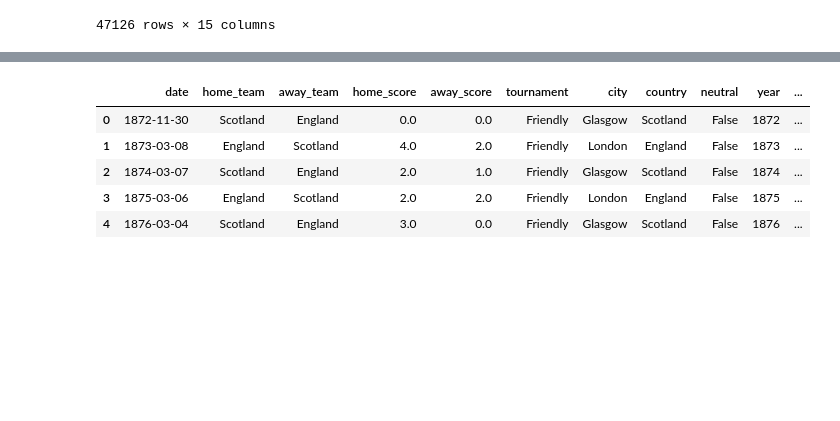
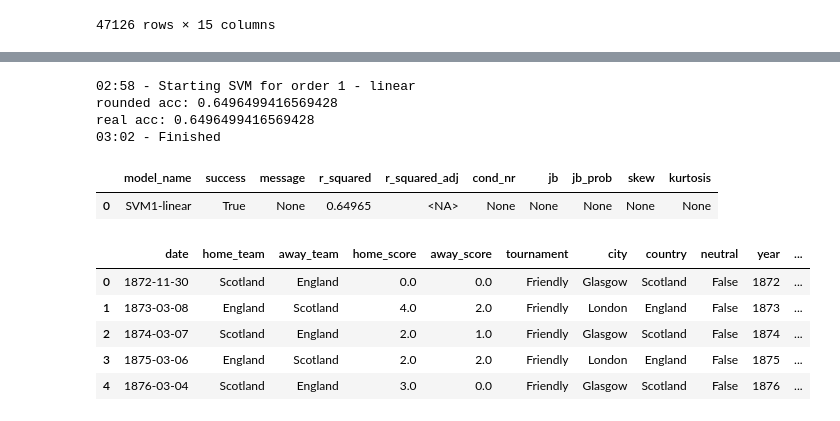
Before and after one commit to NiklasSeitherDHBW/Fussballergebnisse, a Jupyter notebook: Niklas_Weiterfürhung Sphie.ipynb, the cells around one changed output, grey strips where cells are left out. Cells and saved outputs as stored; diff of their text form; code cells hidden in the pictures; blank space fills up the shorter version.

```diff
--- a/Niklas_Weiterfürhung Sphie.ipynb
+++ b/Niklas_Weiterfürhung Sphie.ipynb
@@ -3212,34 +3275,42 @@ winner_models = [
     #SVM0_SIGMOID_ID,
 
     SVM1_LINEAR_ID,
-    SVM1_POLY_ID,
-    SVM1_RBF_ID,
-    SVM1_SIGMOID_ID,
+    #SVM1_POLY_ID,
+    #SVM1_RBF_ID,
+    #SVM1_SIGMOID_ID,
 
-    SVM2_LINEAR_ID,
-    SVM2_POLY_ID,
-    SVM2_RBF_ID,
-    SVM2_SIGMOID_ID,
+    #SVM2_LINEAR_ID,
+    #SVM2_POLY_ID,
+    #SVM2_RBF_ID,
+    #SVM2_SIGMOID_ID,
 
-    SVM3_LINEAR_ID,
-    SVM3_POLY_ID,
-    SVM3_RBF_ID,
-    SVM3_SIGMOID_ID,
+    #SVM3_LINEAR_ID,
+    #SVM3_POLY_ID,
+    #SVM3_RBF_ID,
+    #SVM3_SIGMOID_ID,
 
     #RF0_ID,
-    RF1_ID,
-    RF2_ID,
-    RF3_ID,
+    #RF1_ID,
+    #RF2_ID,
+    #RF3_ID,
 
     #LOG_REG0_ID,
-    LOG_REG1_ID,
-    LOG_REG2_ID,
-    LOG_REG3_ID
+    #LOG_REG1_ID,
+    #LOG_REG2_ID,
+    #LOG_REG3_ID
 ]
 
-# df_summary = run_models(x, y, winner_models)
+df_summary = run_models(x, y, winner_models)
+# %% [output]
+02:58 - Starting SVM for order 1 - linear
+rounded acc: 0.6496499416569428
+real acc: 0.6496499416569428
+03:02 - Finished
 # %%
-#df_summary.sort_values(by="r_squared", ascending=False)
+df_summary.sort_values(by="r_squared", ascending=False)
+# %% [output]
+|  | model_name | success | message | r_squared | r_squared_adj | cond_nr | jb | jb_prob | skew | kurtosis |
+| 0 | SVM1-linear | True | None | 0.64965 | <NA> | None | None | None | None | None |
 # %%
 df_results.head()
 # %% [output]
```
Also changed, not shown: parts of 28 cells of this notebook.
